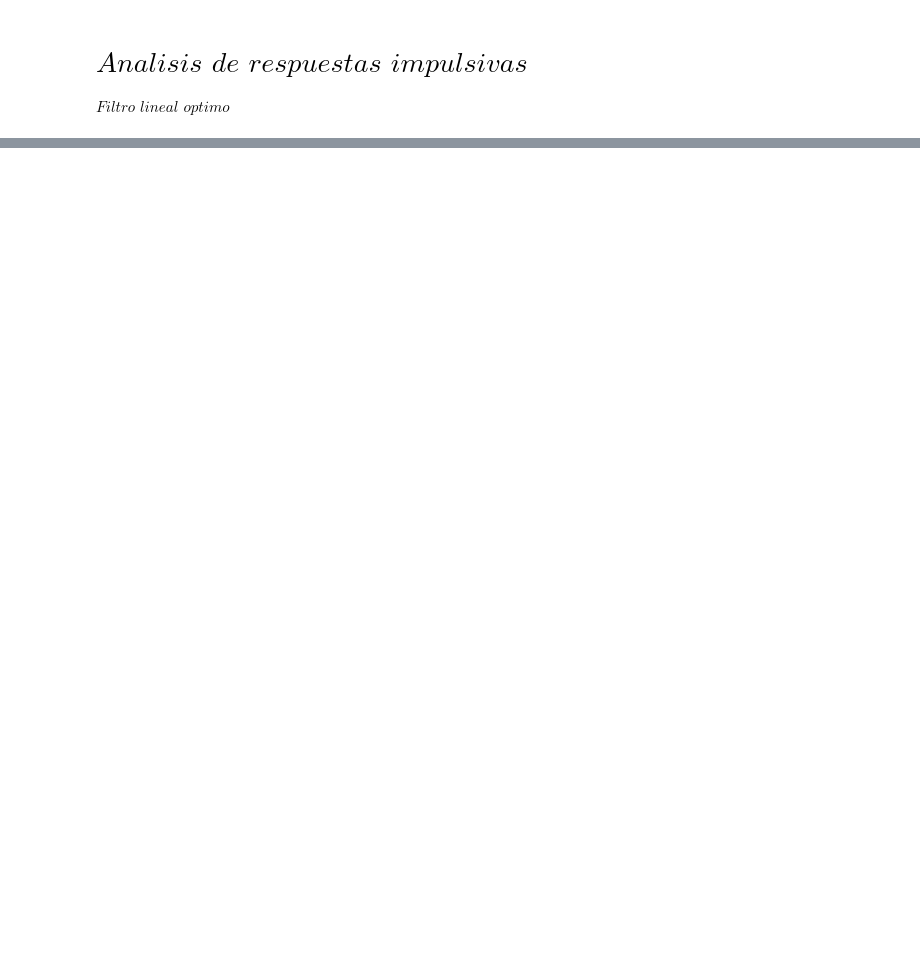
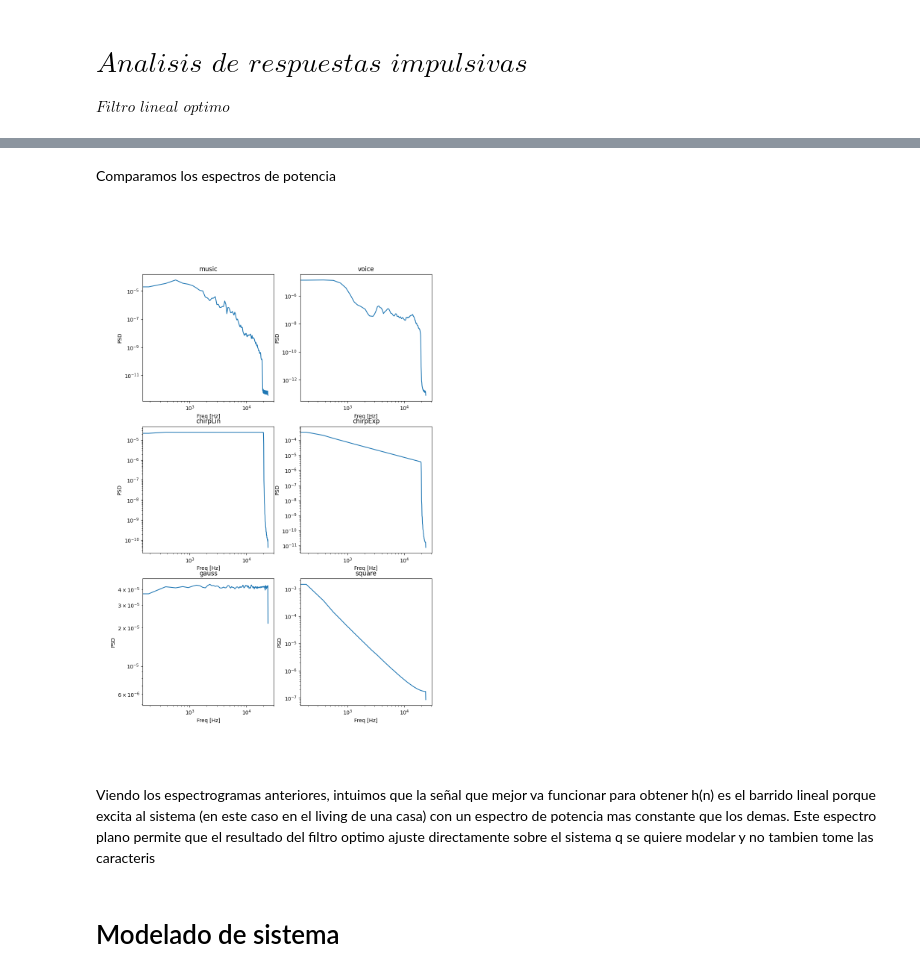
Before and after one commit to GonzaLinares/PASA_TP2, a Jupyter notebook: main.ipynb, the cells around one changed output, grey strips where cells are left out. Cells and saved outputs as stored; diff of their text form; code cells hidden in the pictures; blank space fills up the shorter version.

```diff
--- a/main.ipynb
+++ b/main.ipynb
@@ -54 +52,4 @@ fs6, squareSignal = io.wavfile.read("squareSignal.wav")
+# %%
+signal = {"music": musicSignal, "voice": VoiceSignal, "chirpLin": chirpLinearSignal,
+          "chirpExp": chirpExpSignal, "gauss": gaussSignal, "square": squareSignal}
 # %%
@@ -56,2 +57,20 @@ ipd.Audio(musicSignal, rate=fs)
 # %% [output]
 [interactive output not drawn]
+# %% [markdown]
+Comparamos los espectros de potencia
+# %%
+plt.figure(figsize=(10, 15))
+
+for i, (name, s) in enumerate(zip(signal.keys(), signal.values())):
+    f, Pxx_den = sp.welch(s, fs=fs, window='bartlett')
+    plt.subplot(3, 2, i+1)
+    plt.title(f"{name}")
+    plt.xlabel('Freq [Hz]')
+    plt.ylabel('PSD')
+    plt.loglog(f, Pxx_den)
+# %% [output]
+[figure, added]
+# %% [markdown]
+Viendo los espectrogramas anteriores, intuimos que la señal que mejor va funcionar para obtener h(n) es el barrido lineal porque excita al sistema (en este caso en el living de una casa) con un espectro de potencia mas constante que los demas. Este espectro plano permite que el resultado del filtro optimo ajuste directamente sobre el sistema q se quiere modelar y no tambien tome las caracteris
+# %% [markdown]
+# Modelado de sistema
```
Also changed, not shown: parts of 4 cells of this notebook, 3 other files.
